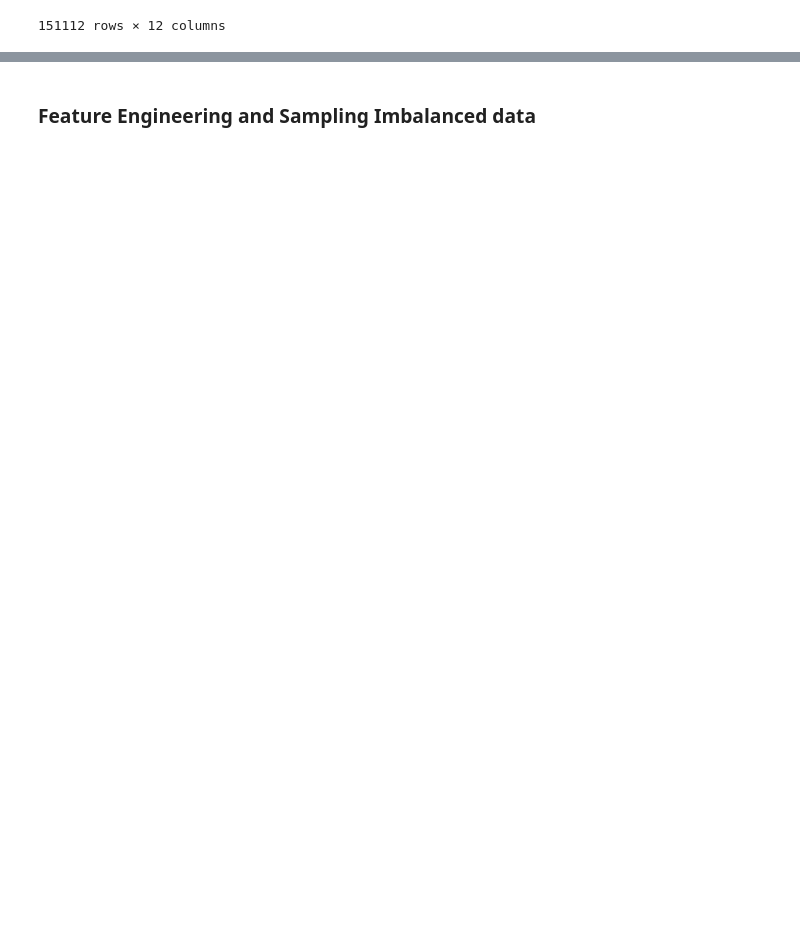
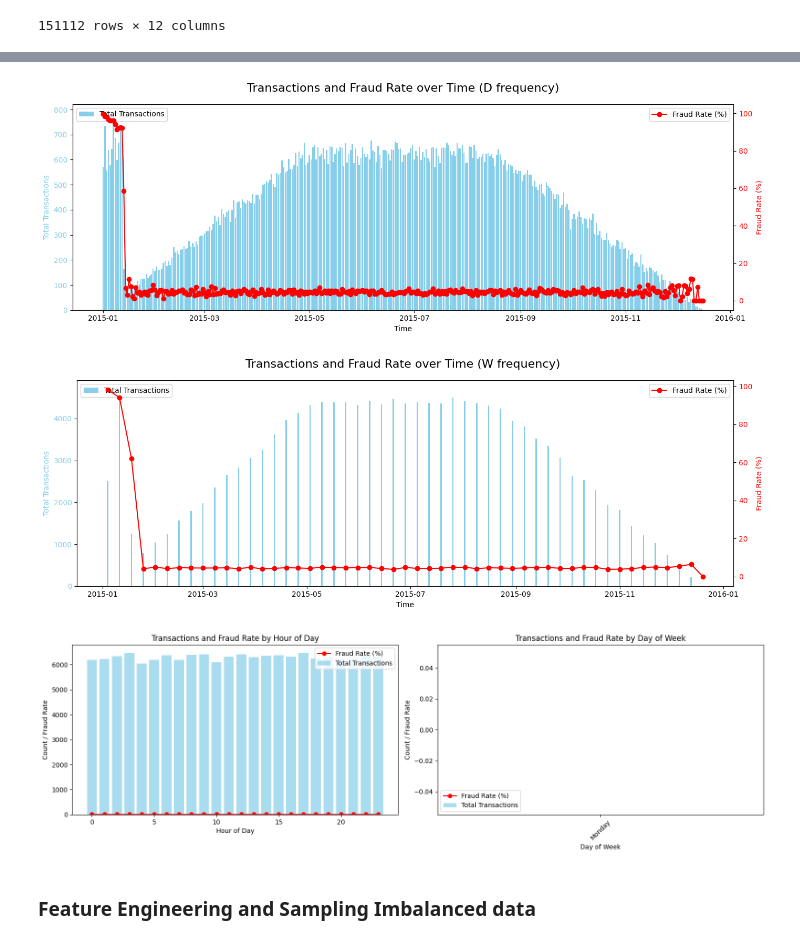
Before and after one commit to tib-dev/fraud-detection, a Jupyter notebook: notebooks/eda_and_data_processing.ipynb, the cells around one changed output, grey strips where cells are left out. Saved outputs shown, nothing was run; the diff lists cells and outputs as text; code cells hidden in the pictures; blank space fills up the shorter version.

```diff
--- a/notebooks/eda_and_data_processing.ipynb
+++ b/notebooks/eda_and_data_processing.ipynb
@@ -187,0 +181,2 @@ viz.plot_time_series(df)
+# %%
+df_features = add_fraud_features(df)
@@ -188,3 +199,16 @@ viz.plot_time_series(df)
+# %%
+# Daily fraud trends
+viz.plot_fraud_over_time(df_features, time_col='purchase_time', freq='D')
+
+# Weekly fraud trends
+viz.plot_fraud_over_time(df_features, time_col='purchase_time', freq='W')
+
+# Hour-of-day and day-of-week patterns
+viz.plot_fraud_by_hour_day(df_features)
+# %% [output]
+[figure, added]
+[figure, added]
+[figure, added]
 # %% [markdown]
 ### Feature Engineering and Sampling Imbalanced data
 # %%
```
Also changed, not shown: parts of 18 cells of this notebook.
